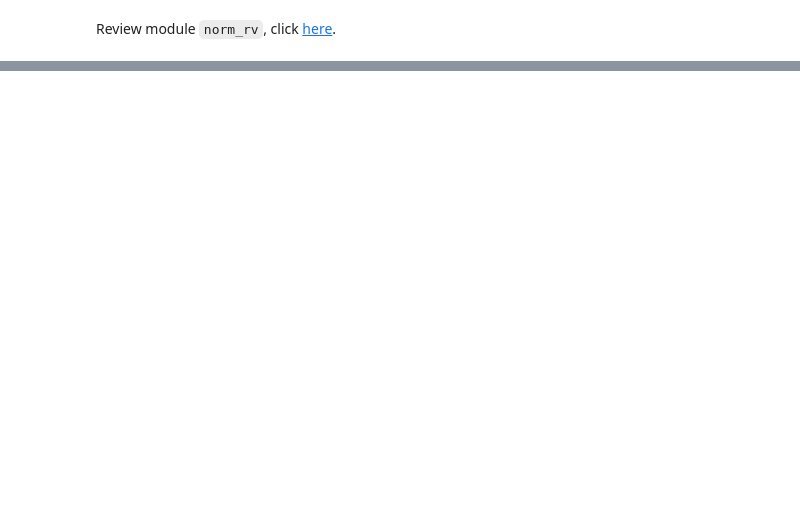
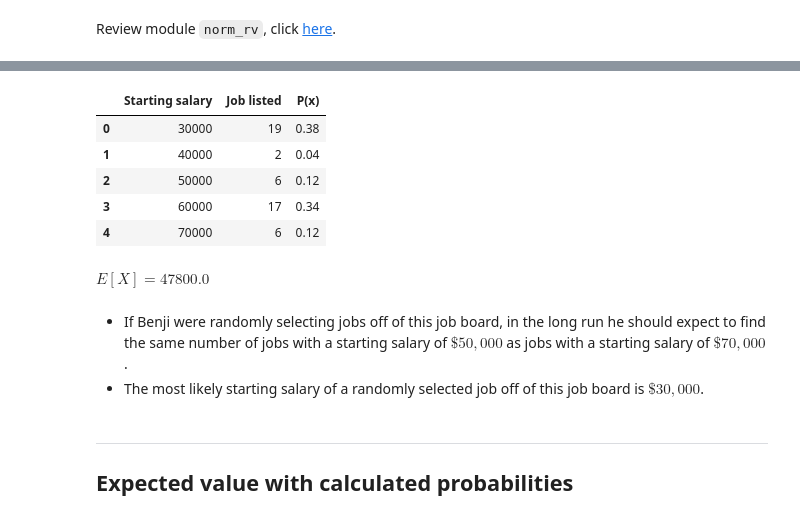
Before and after one commit to ZacksAmber/-probability-and-statistics, a Jupyter notebook: random_variables.ipynb, the cells around one changed output, grey strips where cells are left out. Saved outputs shown, nothing was run; the diff lists cells and outputs as text; code cells hidden in the pictures; blank space fills up the shorter version.

```diff
--- a/random_variables.ipynb
+++ b/random_variables.ipynb
@@ -633,0 +597,6 @@ See also [Normal Distribution](./normal_distribution.ipynb)
+# %%
+df = pd.DataFrame({
+    "Starting salary": [30_000, 40_000, 50_000, 60_000, 70_000],
+    "Job listed": [19, 2, 6, 17, 6]
+})
+df
@@ -633,0 +610,21 @@ See also [Normal Distribution](./normal_distribution.ipynb)
+# %%
+df['P(x)'] = df['Job listed'] / df['Job listed'].sum()
+df
+# %% [output]
+|  | Starting salary | Job listed | P(x) |
+| 0 | 30000 | 19 | 0.38 |
+| 1 | 40000 | 2 | 0.04 |
+| 2 | 50000 | 6 | 0.12 |
+| 3 | 60000 | 17 | 0.34 |
+| 4 | 70000 | 6 | 0.12 |
+# %%
+display(Latex(f"$E[X] = {sum(df['Starting salary'] * df['P(x)'])}$"))
+# %% [output]
+$E[X] = 47800.0$
+# %% [markdown]
+- If Benji were randomly selecting jobs off of this job board, in the long run he should expect to find the same number of jobs with a starting salary of $\$50{,}000$ as jobs with a starting salary of $\$70{,}000$.
+- The most likely starting salary of a randomly selected job off of this job board is $\$30{,}000$.
+# %% [markdown]
+---
+
+## Expected value with calculated probabilities
```
Also changed, not shown: parts of 143 cells of this notebook, 9 other files.
